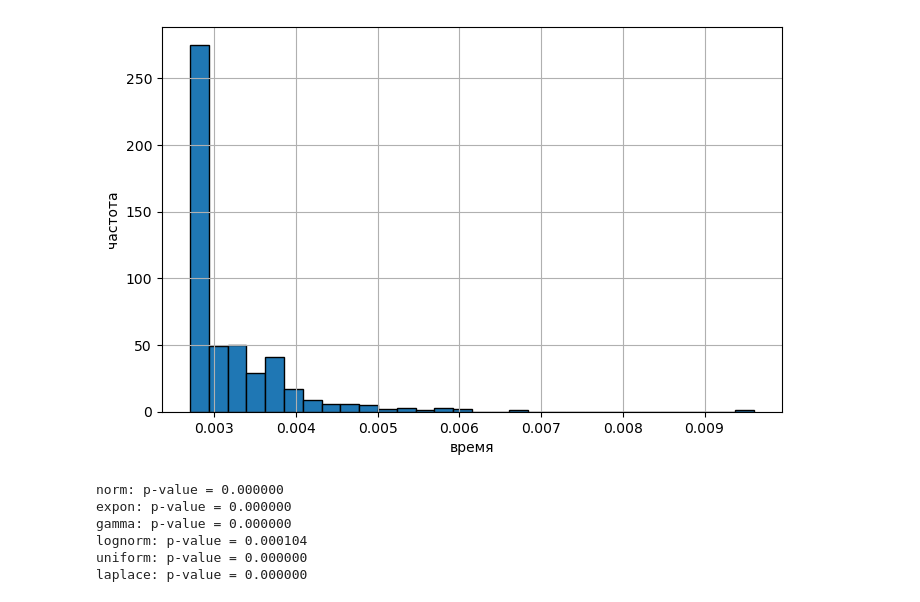
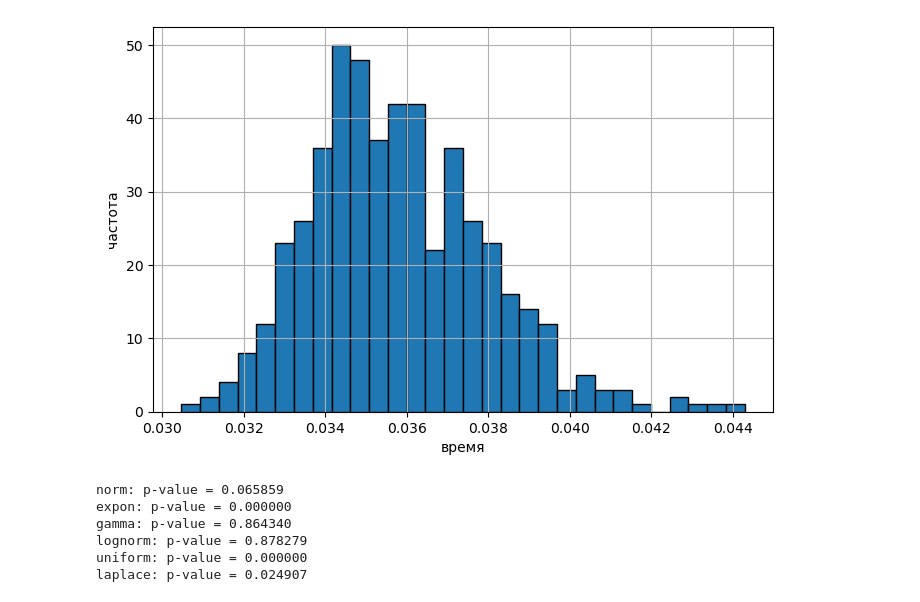
Before and after one commit to DariaLobareva/algo_hw, a Jupyter notebook: practice3_2.ipynb, the cells around one changed output. Cells and saved outputs as stored; diff of their text form; code cells hidden in the pictures.

```diff
--- a/practice3_2.ipynb
+++ b/practice3_2.ipynb
@@ -107,15 +107,15 @@ plt.show()
 # %%
-n = 1500
+n = 10000
 times = measure_time(n, experiments=500)
 
 plt.figure(figsize=(8,5))
 plt.hist(times, bins=30, edgecolor='black')
 plt.xlabel('время')
 plt.ylabel('частота')
 plt.grid()
 plt.show()
 # %% [output]
-[figure, old version]
+[figure, new version]
 # %%
 distributions = ['norm', 'expon', 'gamma', 'lognorm', 'uniform', 'laplace']
 
@@ -125,12 +125,12 @@ for dist_name in distributions:
     ks_stat, p_value = stats.kstest(times, dist_name, args=params)
     print(f"{dist_name}: p-value = {p_value:.6f}")
 # %% [output]
-norm: p-value = 0.000000
+norm: p-value = 0.065859
 expon: p-value = 0.000000
-gamma: p-value = 0.000000
-lognorm: p-value = 0.000104
+gamma: p-value = 0.864340
+lognorm: p-value = 0.878279
 uniform: p-value = 0.000000
-laplace: p-value = 0.000000
+laplace: p-value = 0.024907
 # %%
 n = 1500
 times = measure_time(n, experiments=500)
```
Also changed, not shown: parts of 4 cells of this notebook.
